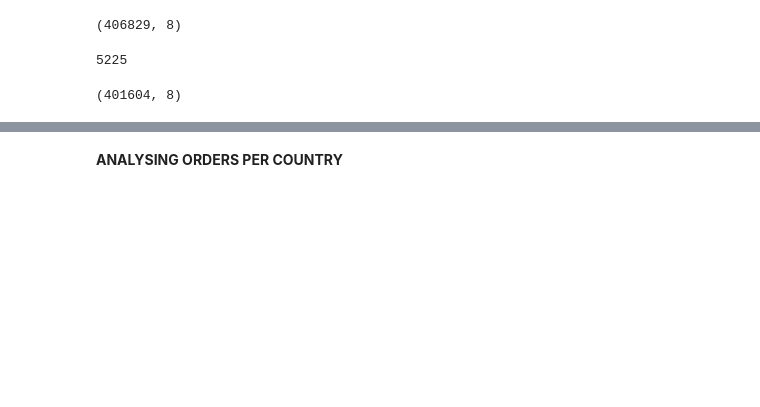
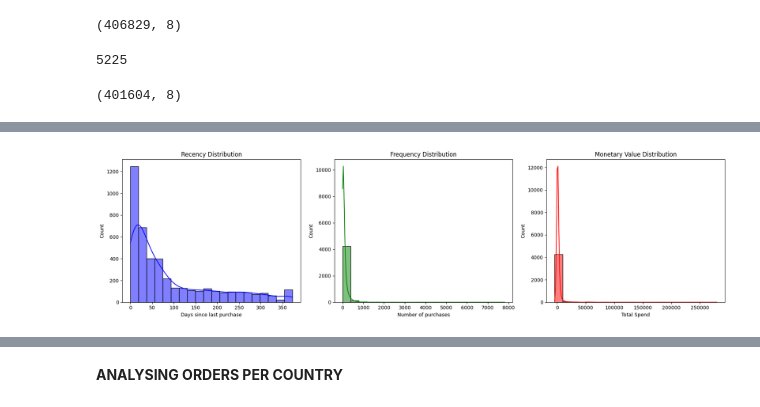
Before and after one commit to varshini03/customer_segmentation, a Jupyter notebook: customer_segmentation.ipynb, the cells around one changed output, grey strips where cells are left out. Drawn from its saved outputs; the diff is of its cells as text; code cells hidden in the pictures; blank space fills up the shorter version.

```diff
--- a/customer_segmentation.ipynb
+++ b/customer_segmentation.ipynb
@@ -117,0 +140,9 @@ print(df.shape) # we have removed teh duplicates now
+# %%
+# creating a separate customer sumamry
+df_rfm = df.groupby('CustomerID').agg({
+    'InvoiceDate': lambda x: (df['InvoiceDate'].max() - x.max()).days,
+    'InvoiceNo': 'count',
+    'TotalSpend': 'sum'
+}).reset_index()
+
+df_rfm.rename(columns = {'InvoiceDate' : 'Recency', 'InvoiceNo':'Frequency', 'TotalSpend':'MonetaryValue'}, inplace = True)
@@ -117,0 +190,29 @@ print(df.shape) # we have removed teh duplicates now
+# %%
+import matplotlib.pyplot as plt
+import seaborn as sns
+
+# Set up the matplotlib figure
+plt.figure(figsize=(18, 5))
+
+# Recency distribution
+plt.subplot(1, 3, 1)
+sns.histplot(df_rfm['Recency'], bins=20, kde=True, color='blue')
+plt.title('Recency Distribution')
+plt.xlabel('Days since last purchase')
+
+# Frequency distribution
+plt.subplot(1, 3, 2)
+sns.histplot(df_rfm['Frequency'], bins=20, kde=True, color='green')
+plt.title('Frequency Distribution')
+plt.xlabel('Number of purchases')
+
+# Monetary Value distribution
+plt.subplot(1, 3, 3)
+sns.histplot(df_rfm['MonetaryValue'], bins=20, kde=True, color='red')
+plt.title('Monetary Value Distribution')
+plt.xlabel('Total Spend')
+
+plt.tight_layout()
+plt.show()
+# %% [output]
+[figure, added]
```
Also changed, not shown: parts of 45 cells of this notebook.
